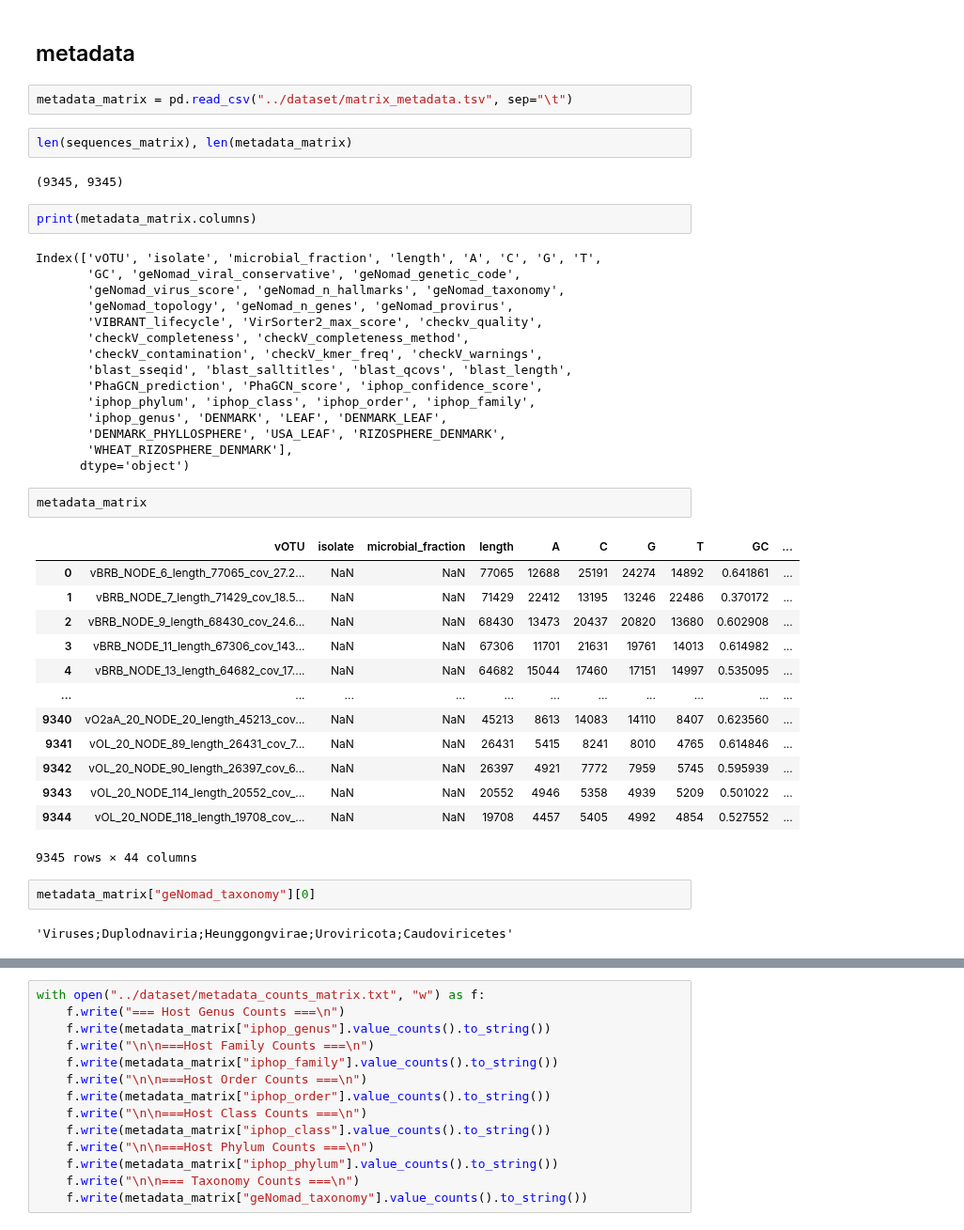
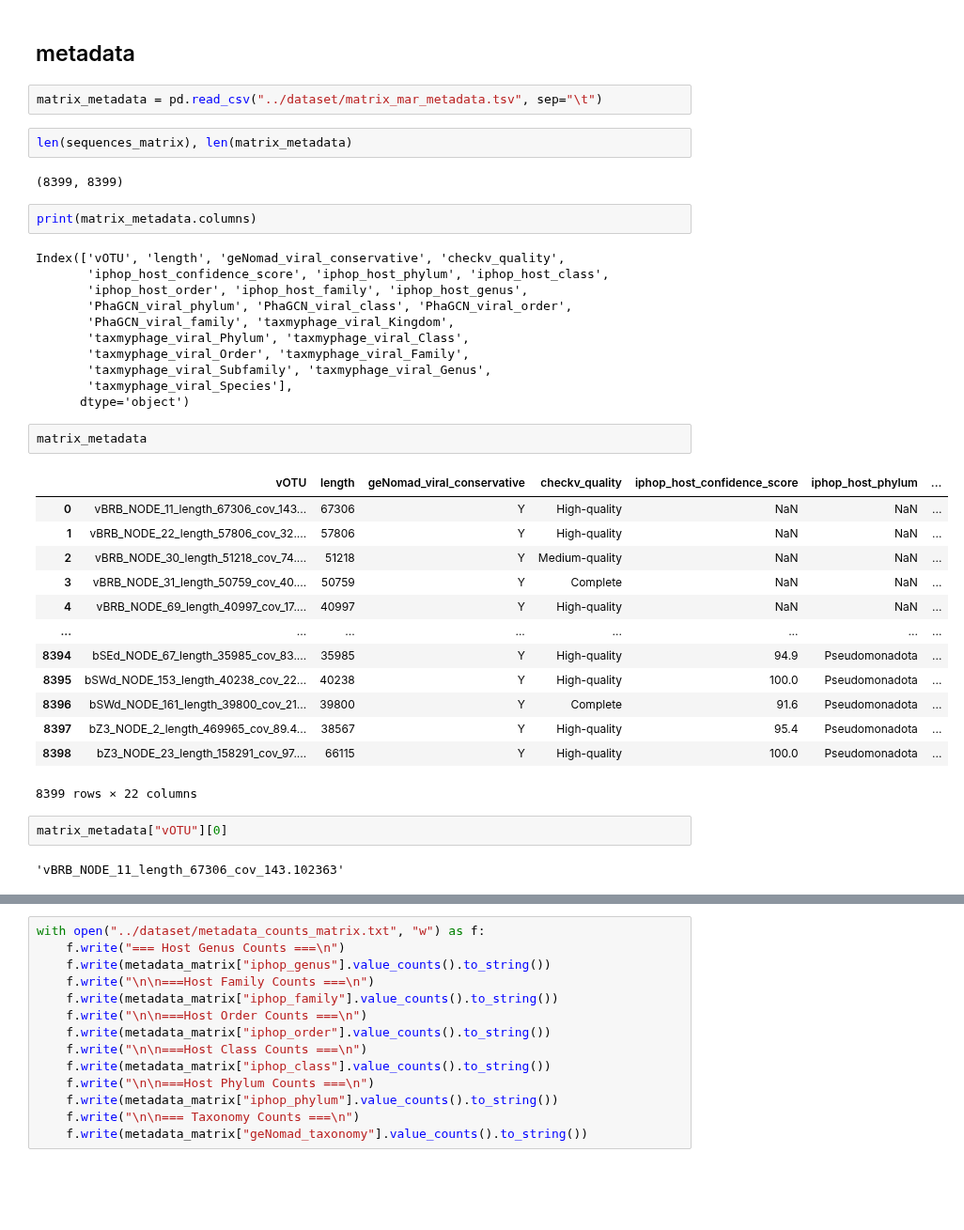
Before and after one commit to spicadust/llm-matrix, a Jupyter notebook: notebooks/dataset.ipynb, the cells around one changed output, grey strips where cells are left out. Shown at 94% size. Drawn from its saved outputs; the diff is of its cells as text; blank space fills up the shorter version.

```diff
--- a/notebooks/dataset.ipynb
+++ b/notebooks/dataset.ipynb
@@ -240,46 +323,42 @@ with open("../dataset/matrix_genomes_11k.fasta", "w") as f:
 # %% [markdown]
 ## metadata
 # %%
-metadata_matrix = pd.read_csv("../dataset/matrix_metadata.tsv", sep="\t")
+matrix_metadata = pd.read_csv("../dataset/matrix_mar_metadata.tsv", sep="\t")
 # %%
-len(sequences_matrix), len(metadata_matrix)
+len(sequences_matrix), len(matrix_metadata)
 # %% [output]
-(9345, 9345)
+(8399, 8399)
 # %%
-print(metadata_matrix.columns)
+print(matrix_metadata.columns)
 # %% [output]
-Index(['vOTU', 'isolate', 'microbial_fraction', 'length', 'A', 'C', 'G', 'T',
-       'GC', 'geNomad_viral_conservative', 'geNomad_genetic_code',
-       'geNomad_virus_score', 'geNomad_n_hallmarks', 'geNomad_taxonomy',
-       'geNomad_topology', 'geNomad_n_genes', 'geNomad_provirus',
-       'VIBRANT_lifecycle', 'VirSorter2_max_score', 'checkv_quality',
-       'checkV_completeness', 'checkV_completeness_method',
-       'checkV_contamination', 'checkV_kmer_freq', 'checkV_warnings',
-       'blast_sseqid', 'blast_salltitles', 'blast_qcovs', 'blast_length',
-       'PhaGCN_prediction', 'PhaGCN_score', 'iphop_confidence_score',
-       'iphop_phylum', 'iphop_class', 'iphop_order', 'iphop_family',
-       'iphop_genus', 'DENMARK', 'LEAF', 'DENMARK_LEAF',
-       'DENMARK_PHYLLOSPHERE', 'USA_LEAF', 'RIZOSPHERE_DENMARK',
-       'WHEAT_RIZOSPHERE_DENMARK'],
+Index(['vOTU', 'length', 'geNomad_viral_conservative', 'checkv_quality',
+       'iphop_host_confidence_score', 'iphop_host_phylum', 'iphop_host_class',
+       'iphop_host_order', 'iphop_host_family', 'iphop_host_genus',
+       'PhaGCN_viral_phylum', 'PhaGCN_viral_class', 'PhaGCN_viral_order',
+       'PhaGCN_viral_family', 'taxmyphage_viral_Kingdom',
+       'taxmyphage_viral_Phylum', 'taxmyphage_viral_Class',
+       'taxmyphage_viral_Order', 'taxmyphage_viral_Family',
+       'taxmyphage_viral_Subfamily', 'taxmyphage_viral_Genus',
+       'taxmyphage_viral_Species'],
       dtype='object')
-# %%
-metadata_matrix
-# %% [output]
-|  | vOTU | isolate | microbial_fraction | length | A | C | G | T | GC | ... |
-| 0 | vBRB_NODE_6_length_77065_cov_27.2... | NaN | NaN | 77065 | 12688 | 25191 | 24274 | 14892 | 0.641861 | ... |
-| 1 | vBRB_NODE_7_length_71429_cov_18.5... | NaN | NaN | 71429 | 22412 | 13195 | 13246 | 22486 | 0.370172 | ... |
-| 2 | vBRB_NODE_9_length_68430_cov_24.6... | NaN | NaN | 68430 | 13473 | 20437 | 20820 | 13680 | 0.602908 | ... |
-| 3 | vBRB_NODE_11_length_67306_cov_143... | NaN | NaN | 67306 | 11701 | 21631 | 19761 | 14013 | 0.614982 | ... |
-| 4 | vBRB_NODE_13_length_64682_cov_17.... | NaN | NaN | 64682 | 15044 | 17460 | 17151 | 14997 | 0.535095 | ... |
-| ... | ... | ... | ... | ... | ... | ... | ... | ... | ... | ... |
-| 9340 | vO2aA_20_NODE_20_length_45213_cov... | NaN | NaN | 45213 | 8613 | 14083 | 14110 | 8407 | 0.623560 | ... |
-| 9341 | vOL_20_NODE_89_length_26431_cov_7... | NaN | NaN | 26431 | 5415 | 8241 | 8010 | 4765 | 0.614846 | ... |
-| 9342 | vOL_20_NODE_90_length_26397_cov_6... | NaN | NaN | 26397 | 4921 | 7772 | 7959 | 5745 | 0.595939 | ... |
-| 9343 | vOL_20_NODE_114_length_20552_cov_... | NaN | NaN | 20552 | 4946 | 5358 | 4939 | 5209 | 0.501022 | ... |
-| 9344 | vOL_20_NODE_118_length_19708_cov_... | NaN | NaN | 19708 | 4457 | 5405 | 4992 | 4854 | 0.527552 | ... |
-9345 rows × 44 columns
-# %%
-metadata_matrix["geNomad_taxonomy"][0]
-# %% [output]
-'Viruses;Duplodnaviria;Heunggongvirae;Uroviricota;Caudoviricetes'
+# %%
+matrix_metadata
+# %% [output]
+|  | vOTU | length | geNomad_viral_conservative | checkv_quality | iphop_host_confidence_score | iphop_host_phylum | ... |
+| 0 | vBRB_NODE_11_length_67306_cov_143... | 67306 | Y | High-quality | NaN | NaN | ... |
+| 1 | vBRB_NODE_22_length_57806_cov_32.... | 57806 | Y | High-quality | NaN | NaN | ... |
+| 2 | vBRB_NODE_30_length_51218_cov_74.... | 51218 | Y | Medium-quality | NaN | NaN | ... |
+| 3 | vBRB_NODE_31_length_50759_cov_40.... | 50759 | Y | Complete | NaN | NaN | ... |
+| 4 | vBRB_NODE_69_length_40997_cov_17.... | 40997 | Y | High-quality | NaN | NaN | ... |
+| ... | ... | ... | ... | ... | ... | ... | ... |
+| 8394 | bSEd_NODE_67_length_35985_cov_83.... | 35985 | Y | High-quality | 94.9 | Pseudomonadota | ... |
+| 8395 | bSWd_NODE_153_length_40238_cov_22... | 40238 | Y | High-quality | 100.0 | Pseudomonadota | ... |
+| 8396 | bSWd_NODE_161_length_39800_cov_21... | 39800 | Y | Complete | 91.6 | Pseudomonadota | ... |
+| 8397 | bZ3_NODE_2_length_469965_cov_89.4... | 38567 | Y | High-quality | 95.4 | Pseudomonadota | ... |
+| 8398 | bZ3_NODE_23_length_158291_cov_97.... | 66115 | Y | High-quality | 100.0 | Pseudomonadota | ... |
+8399 rows × 22 columns
+# %%
+matrix_metadata["vOTU"][0]
+# %% [output]
+'vBRB_NODE_11_length_67306_cov_143.102363'
 # %%
```
Also changed, not shown: parts of 29 cells of this notebook, 1 other file.
